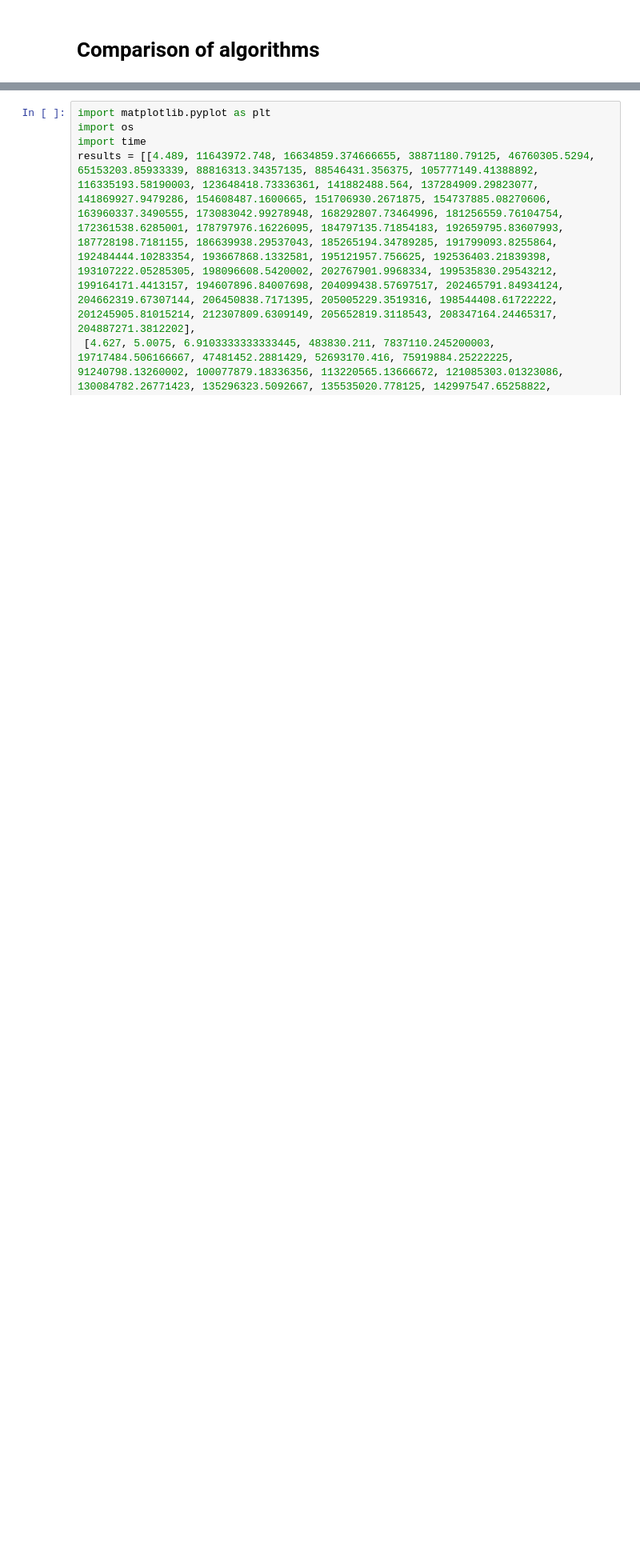
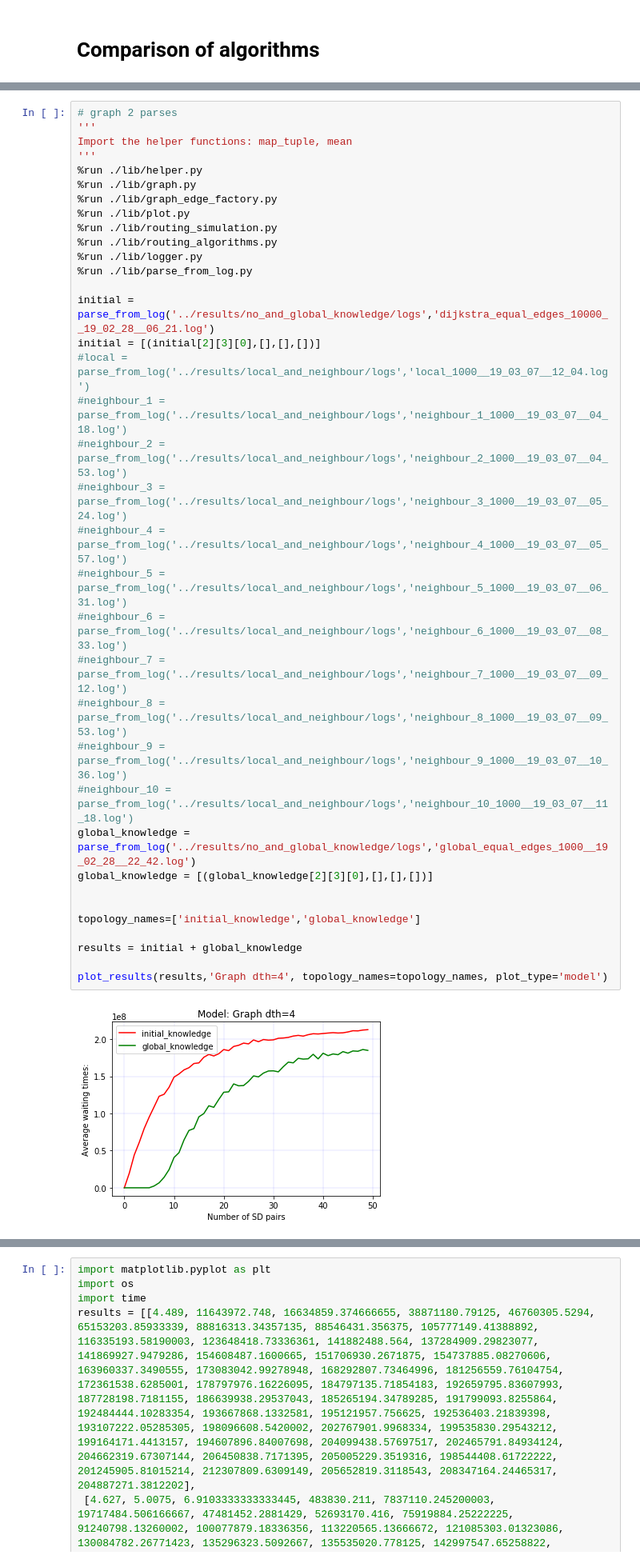
Before and after one commit to antalszava/quantum_network_routing, a Jupyter notebook: notebooks/comparing_algorithms.ipynb, the cells around one changed output, grey strips where cells are left out. Shown at 80% size. Saved outputs shown, nothing was run; the diff lists cells and outputs as text; blank space fills up the shorter version.

```diff
--- a/notebooks/comparing_algorithms.ipynb
+++ b/notebooks/comparing_algorithms.ipynb
@@ -2,0 +17,38 @@
+# %%
+# graph 2 parses
+'''
+Import the helper functions: map_tuple, mean
+'''
+%run ./lib/helper.py
+%run ./lib/graph.py
+%run ./lib/graph_edge_factory.py
+%run ./lib/plot.py
+%run ./lib/routing_simulation.py
+%run ./lib/routing_algorithms.py
+%run ./lib/logger.py
+%run ./lib/parse_from_log.py
+
+initial = parse_from_log('../results/no_and_global_knowledge/logs','dijkstra_equal_edges_10000__19_02_28__06_21.log')
+initial = [(initial[2][3][0],[],[],[])]
+#local = parse_from_log('../results/local_and_neighbour/logs','local_1000__19_03_07__12_04.log')
+#neighbour_1 = parse_from_log('../results/local_and_neighbour/logs','neighbour_1_1000__19_03_07__04_18.log')
+#neighbour_2 = parse_from_log('../results/local_and_neighbour/logs','neighbour_2_1000__19_03_07__04_53.log')
+#neighbour_3 = parse_from_log('../results/local_and_neighbour/logs','neighbour_3_1000__19_03_07__05_24.log')
+#neighbour_4 = parse_from_log('../results/local_and_neighbour/logs','neighbour_4_1000__19_03_07__05_57.log')
+#neighbour_5 = parse_from_log('../results/local_and_neighbour/logs','neighbour_5_1000__19_03_07__06_31.log')
+#neighbour_6 = parse_from_log('../results/local_and_neighbour/logs','neighbour_6_1000__19_03_07__08_33.log')
+#neighbour_7 = parse_from_log('../results/local_and_neighbour/logs','neighbour_7_1000__19_03_07__09_12.log')
+#neighbour_8 = parse_from_log('../results/local_and_neighbour/logs','neighbour_8_1000__19_03_07__09_53.log')
+#neighbour_9 = parse_from_log('../results/local_and_neighbour/logs','neighbour_9_1000__19_03_07__10_36.log')
+#neighbour_10 = parse_from_log('../results/local_and_neighbour/logs','neighbour_10_1000__19_03_07__11_18.log')
+global_knowledge = parse_from_log('../results/no_and_global_knowledge/logs','global_equal_edges_1000__19_02_28__22_42.log')
+global_knowledge = [(global_knowledge[2][3][0],[],[],[])]
+
+
+topology_names=['initial_knowledge','global_knowledge']
+
+results = initial + global_knowledge
+
+plot_results(results,'Graph dth=4', topology_names=topology_names, plot_type='model')
+# %% [output]
+[figure, added]
```
Also changed, not shown: parts of 8 cells of this notebook, 8 other files.
